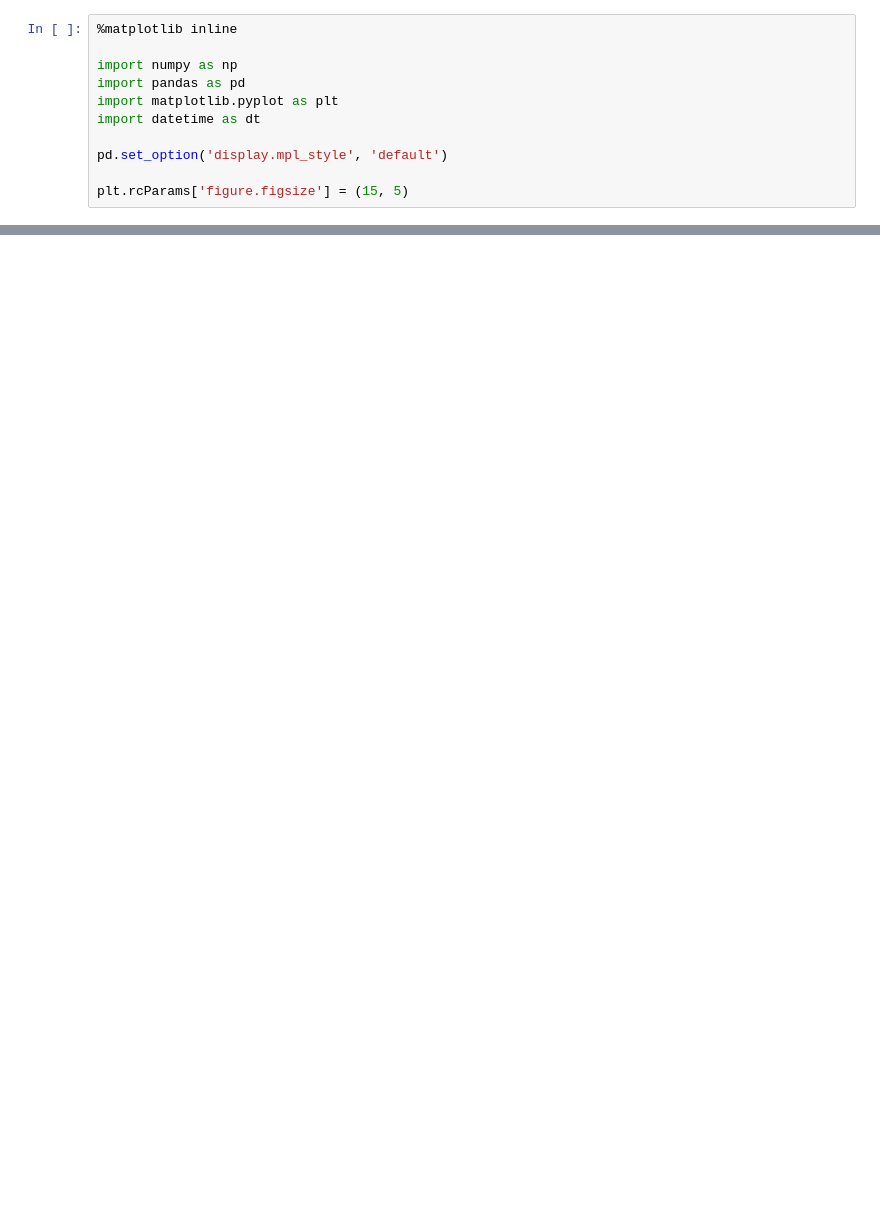
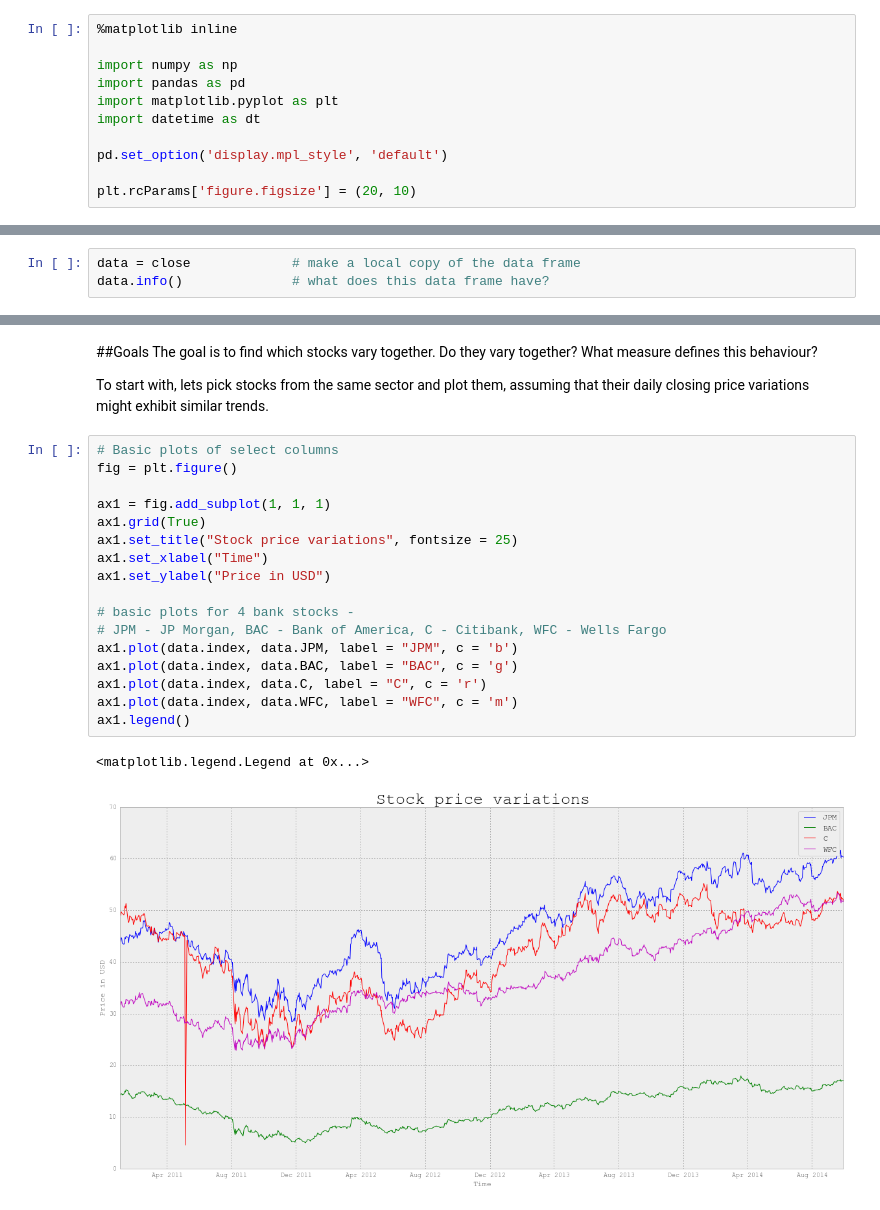
Before and after one commit to gbytomcat/StockMarketVisualization, a Jupyter notebook: notebooks/smv.ipynb, the cells around one changed output, grey strips where cells are left out. Drawn from its saved outputs; the diff is of its cells as text; blank space fills up the shorter version.

Commit message:
Added basic plots

```diff
--- a/notebooks/smv.ipynb
+++ b/notebooks/smv.ipynb
@@ -8,4 +16,4 @@ import datetime as dt
 
 pd.set_option('display.mpl_style', 'default')
 
-plt.rcParams['figure.figsize'] = (15, 5)
+plt.rcParams['figure.figsize'] = (20, 10)
@@ -45,0 +46,3 @@ for s in symbols:
+# %%
+data = close             # make a local copy of the data frame
+data.info()              # what does this data frame have?
@@ -45,0 +67,26 @@ for s in symbols:
+# %% [markdown]
+##Goals
+The goal is to find which stocks vary together. Do they vary together? What measure defines this behaviour?
+
+To start with, lets pick stocks from the same sector and plot them, assuming that their daily closing price variations might
+exhibit similar trends.
+# %%
+# Basic plots of select columns
+fig = plt.figure()
+
+ax1 = fig.add_subplot(1, 1, 1)
+ax1.grid(True)
+ax1.set_title("Stock price variations", fontsize = 25)
+ax1.set_xlabel("Time")
+ax1.set_ylabel("Price in USD")
+
+# basic plots for 4 bank stocks -
+# JPM - JP Morgan, BAC - Bank of America, C - Citibank, WFC - Wells Fargo
+ax1.plot(data.index, data.JPM, label = "JPM", c = 'b')
+ax1.plot(data.index, data.BAC, label = "BAC", c = 'g')
+ax1.plot(data.index, data.C, label = "C", c = 'r')
+ax1.plot(data.index, data.WFC, label = "WFC", c = 'm')
+ax1.legend()
+# %% [output]
+<matplotlib.legend.Legend at 0x...>
+[figure, added]
```
Also changed, not shown: parts of 7 cells of this notebook.
